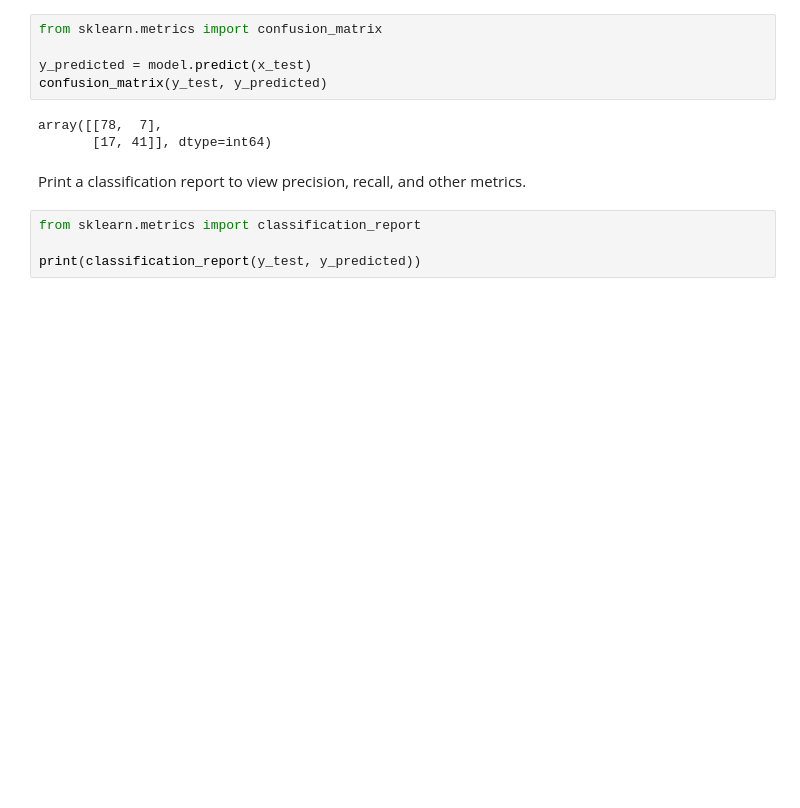
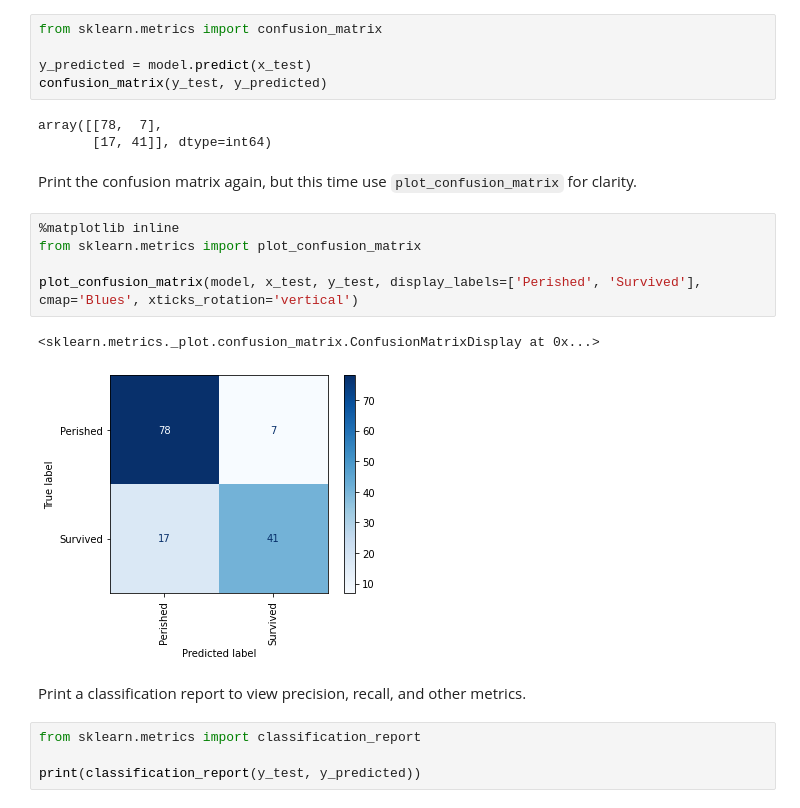
Before and after one commit to jeffprosise/Machine-Learning, a Jupyter notebook: Titanic (Logistic Regression).ipynb, the cells around one changed output. Saved outputs shown, nothing was run; the diff lists cells and outputs as text; blank space fills up the shorter version.

```diff
--- a/Titanic (Logistic Regression).ipynb
+++ b/Titanic (Logistic Regression).ipynb
@@ -148,6 +152,16 @@ confusion_matrix(y_test, y_predicted)
 # %% [output]
 array([[78,  7],
        [17, 41]], dtype=int64)
+# %% [markdown]
+Print the confusion matrix again, but this time use `plot_confusion_matrix` for clarity.
+# %%
+%matplotlib inline
+from sklearn.metrics import plot_confusion_matrix
+
+plot_confusion_matrix(model, x_test, y_test, display_labels=['Perished', 'Survived'], cmap='Blues', xticks_rotation='vertical')
+# %% [output]
+<sklearn.metrics._plot.confusion_matrix.ConfusionMatrixDisplay at 0x...>
+[figure, added]
 # %% [markdown]
 Print a classification report to view precision, recall, and other metrics.
 # %%
```
Also changed, not shown: parts of 3 cells of this notebook.
